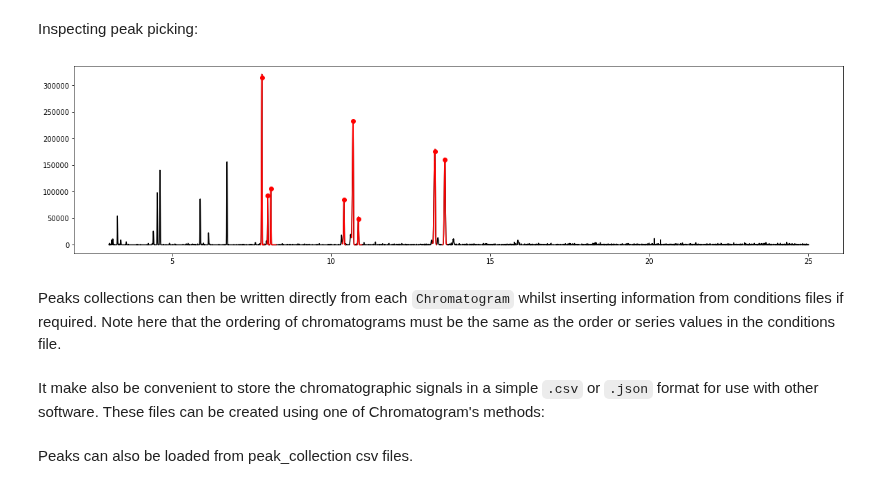
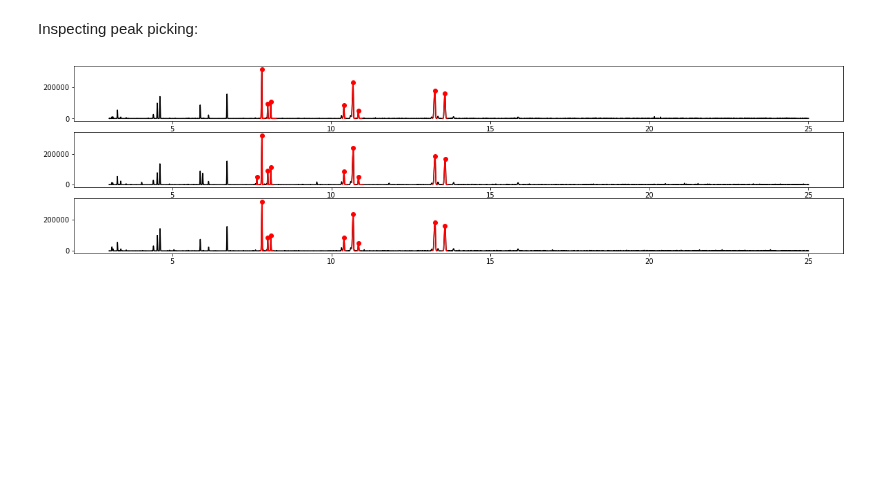
Before and after one commit to Will-Robin/ChromProcess, a Jupyter notebook: Tutorials/ChromProcess_Introduction_1.ipynb, the cells around one changed output. Cells and saved outputs as stored; diff of their text form; code cells hidden in the pictures; blank space fills up the shorter version.

```diff
--- a/Tutorials/ChromProcess_Introduction_1.ipynb
+++ b/Tutorials/ChromProcess_Introduction_1.ipynb
@@ -161,20 +161,16 @@ for chrom in chroms:
 # %% [markdown]
 Inspecting peak picking:
 # %%
-test_chromatogram = chroms[0]
-
-time = test_chromatogram.time
-signal = test_chromatogram.signal
-
-fig, ax = plt.subplots(figsize = (20,5))
-ax.plot(time, signal, c = 'k', zorder = 0)
-for c,pk in enumerate(test_chromatogram.peaks):
-    peak = test_chromatogram.peaks[pk]
-    idx = peak.indices
-    ax.plot(time[idx], signal[idx], c= 'r', zorder  = 1)
-    ax.scatter(peak.retention_time, peak.height, c= 'r', zorder  = 1)
+fig, axes = plt.subplots(nrows = len(chroms), figsize = (20,5))
+for ax, chrom in zip(axes, chroms):
+    time = chrom.time
+    signal = chrom.signal
+    ax.plot(time, signal, c = 'k', zorder = 0)
+    for c,pk in enumerate(chrom.peaks):
+        peak = chrom.peaks[pk]
+        idx = peak.indices
+        ax.plot(time[idx], signal[idx], c= 'r', zorder  = 1)
+        ax.scatter(peak.retention_time, peak.height, c= 'r', zorder  = 1)
 plt.show()
 # %% [output]
-[figure, old version]
+[figure, new version]
-# %% [markdown]
-Peaks collections can then be written directly from each `Chromatogram` whilst inserting information from conditions files if required. Note here that the ordering of chromatograms must be the same as the order or series values in the conditions file.
@@ -194,2 +176,0 @@ for c,v in zip(chroms, conditions.series_values):
-# %% [markdown]
-It make also be convenient to store the chromatographic signals in a simple `.csv` or `.json` format for use with other software. These files can be created using one of Chromatogram's methods:
@@ -206,2 +176,0 @@ for c in chroms:
-# %% [markdown]
-Peaks can also be loaded from peak_collection csv files.
```
Also changed, not shown: parts of 14 cells of this notebook, 3 other files.
